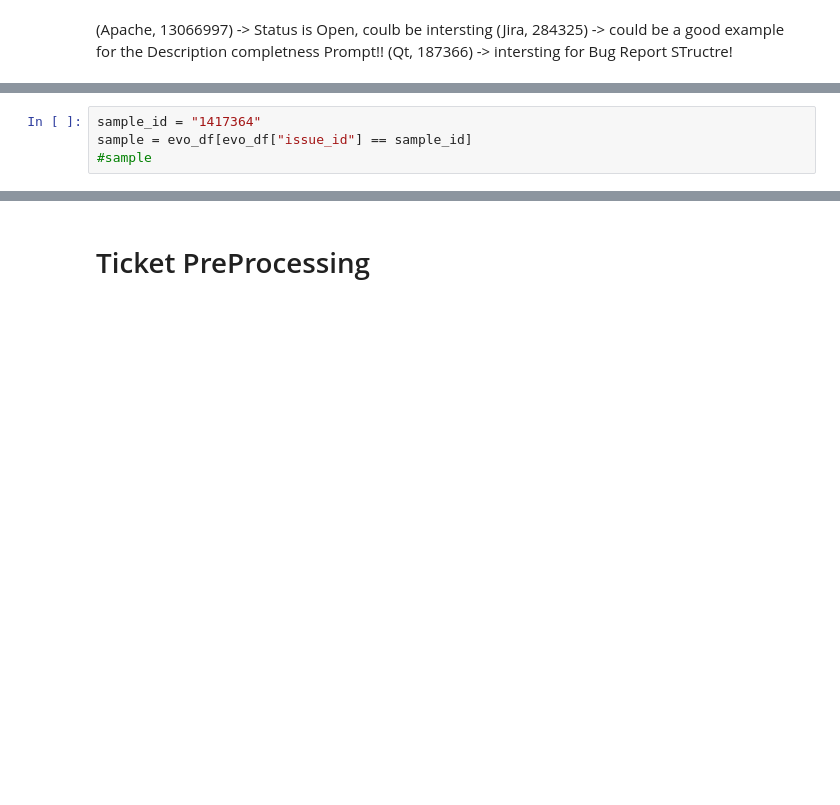
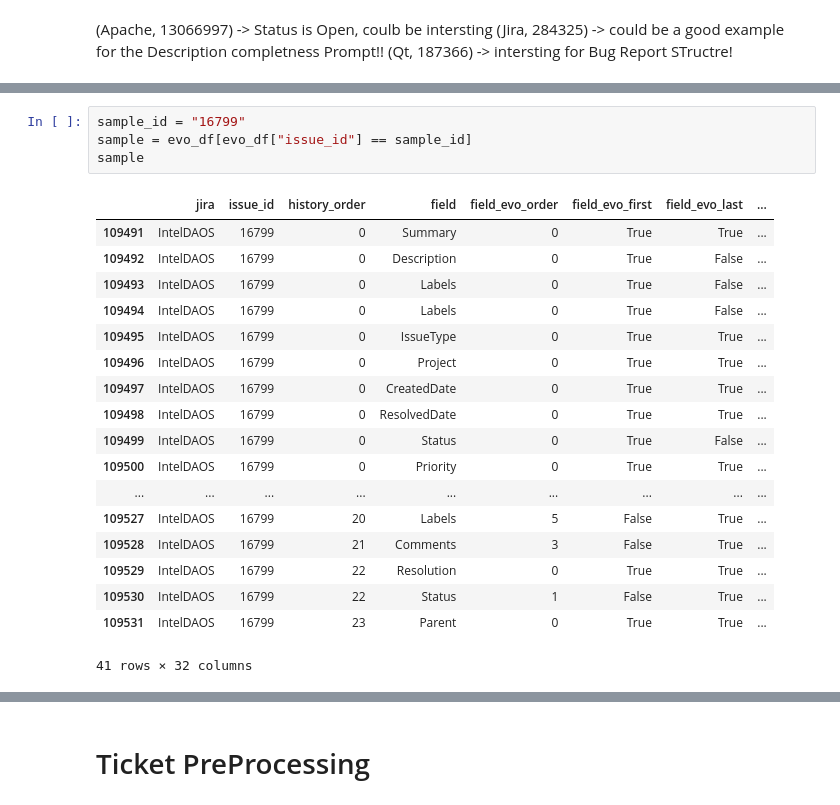
Before and after one commit to Piet777/master-thesis, a Jupyter notebook: _dataSearch.ipynb, the cells around one changed output, grey strips where cells are left out. Saved outputs shown, nothing was run; the diff lists cells and outputs as text; blank space fills up the shorter version.

```diff
--- a/_dataSearch.ipynb
+++ b/_dataSearch.ipynb
@@ -175,7 +234,26 @@ evo_df = PICKLE_LIB.pickle_load("./jiraEvolutions/load_evolution_dataframe(jiras
 # %%
-sample_id = "1417364"
+sample_id = "16799"
 sample = evo_df[evo_df["issue_id"] == sample_id]
-#sample
+sample
+# %% [output]
+|  | jira | issue_id | history_order | field | field_evo_order | field_evo_first | field_evo_last | ... |
+| 109491 | IntelDAOS | 16799 | 0 | Summary | 0 | True | True | ... |
+| 109492 | IntelDAOS | 16799 | 0 | Description | 0 | True | False | ... |
+| 109493 | IntelDAOS | 16799 | 0 | Labels | 0 | True | False | ... |
+| 109494 | IntelDAOS | 16799 | 0 | Labels | 0 | True | False | ... |
+| 109495 | IntelDAOS | 16799 | 0 | IssueType | 0 | True | True | ... |
+| 109496 | IntelDAOS | 16799 | 0 | Project | 0 | True | True | ... |
+| 109497 | IntelDAOS | 16799 | 0 | CreatedDate | 0 | True | True | ... |
+| 109498 | IntelDAOS | 16799 | 0 | ResolvedDate | 0 | True | True | ... |
+| 109499 | IntelDAOS | 16799 | 0 | Status | 0 | True | False | ... |
+| 109500 | IntelDAOS | 16799 | 0 | Priority | 0 | True | True | ... |
+| ... | ... | ... | ... | ... | ... | ... | ... | ... |
+| 109527 | IntelDAOS | 16799 | 20 | Labels | 5 | False | True | ... |
+| 109528 | IntelDAOS | 16799 | 21 | Comments | 3 | False | True | ... |
+| 109529 | IntelDAOS | 16799 | 22 | Resolution | 0 | True | True | ... |
+| 109530 | IntelDAOS | 16799 | 22 | Status | 1 | False | True | ... |
+| 109531 | IntelDAOS | 16799 | 23 | Parent | 0 | True | True | ... |
+41 rows × 32 columns
 # %%
 evolutionStep = 0
 ticket = helper.createTicket(sample, evolutionStep)
```
Also changed, not shown: parts of 10 cells of this notebook, 26 other files.
